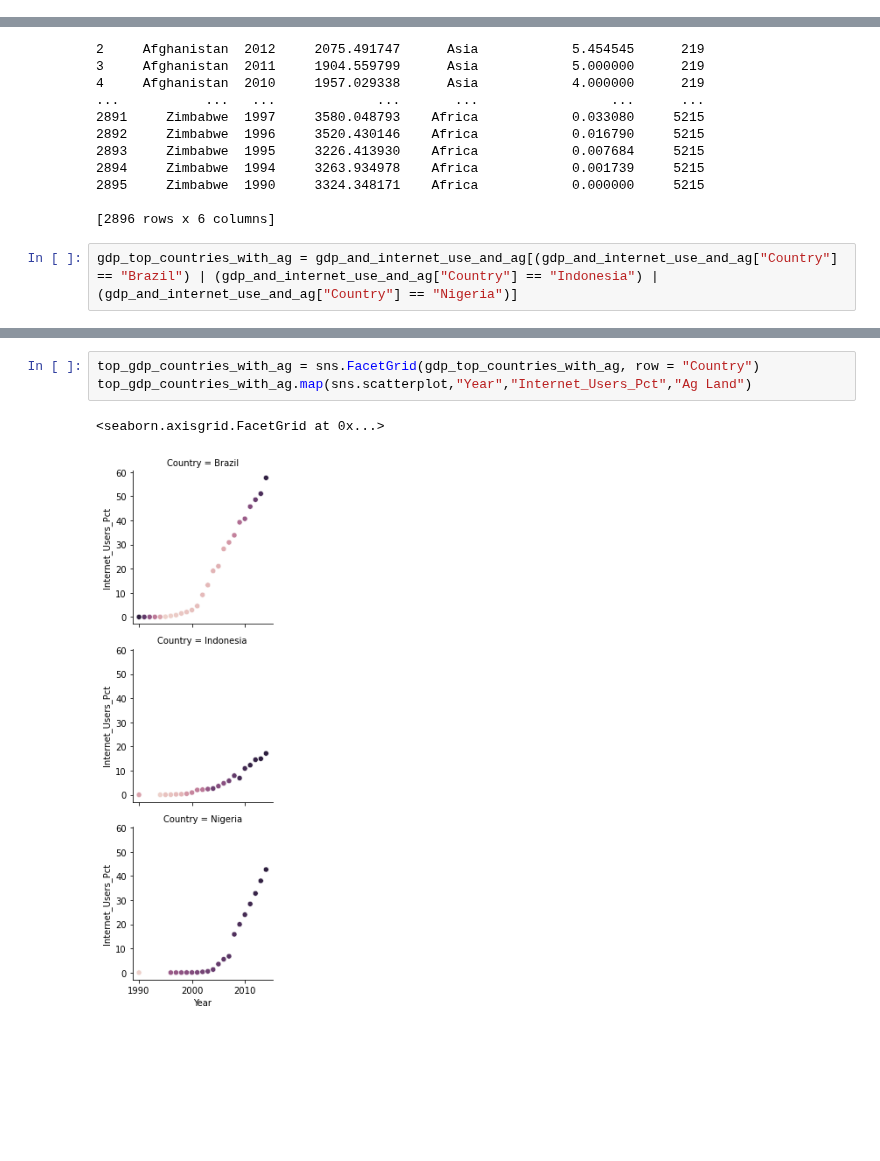
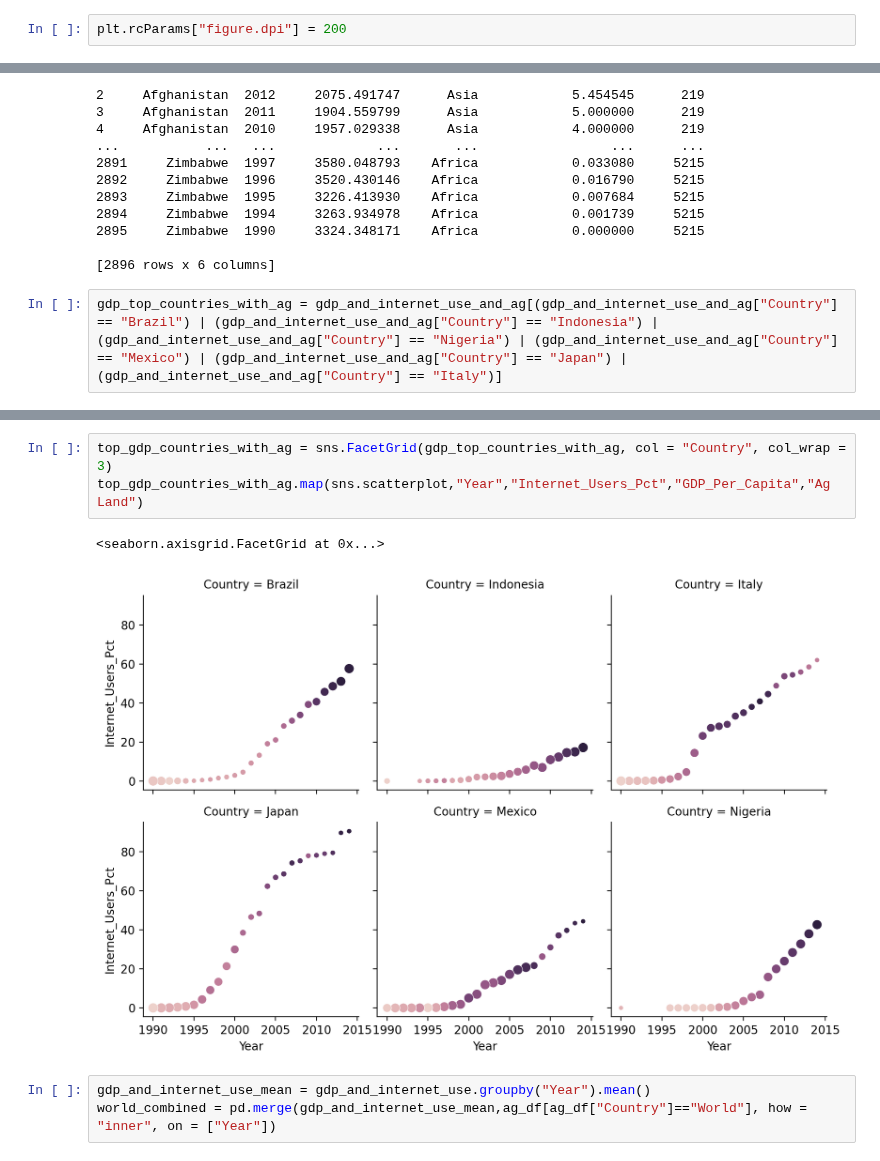
Before and after one commit to nss-data-science-cohort-5/un_exploration-ccmerry, a Jupyter notebook: notebooks/UN_Data_Exploration.ipynb, the cells around one changed output, grey strips where cells are left out. Saved outputs shown, nothing was run; the diff lists cells and outputs as text; blank space fills up the shorter version.

Commit message:
tweaked the graphs and added world data

```diff
--- a/notebooks/UN_Data_Exploration.ipynb
+++ b/notebooks/UN_Data_Exploration.ipynb
@@ -5,6 +5,8 @@ import matplotlib.pyplot as plt
 import seaborn as sns
 
 %matplotlib inline
+# %%
+plt.rcParams["figure.dpi"] = 200
 # %%
 gdp_df = pd.read_csv("../data/gdp_per_capita.csv",keep_default_na = False, skipfooter = 3,engine='python')
 # %%
@@ -679,4 +681,4 @@ print(gdp_internet_and_diff)
 
 [2896 rows x 6 columns]
 # %%
-gdp_top_countries_with_ag = gdp_and_internet_use_and_ag[(gdp_and_internet_use_and_ag["Country"] == "Brazil") | (gdp_and_internet_use_and_ag["Country"] == "Indonesia") | (gdp_and_internet_use_and_ag["Country"] == "Nigeria")]
+gdp_top_countries_with_ag = gdp_and_internet_use_and_ag[(gdp_and_internet_use_and_ag["Country"] == "Brazil") | (gdp_and_internet_use_and_ag["Country"] == "Indonesia") | (gdp_and_internet_use_and_ag["Country"] == "Nigeria") | (gdp_and_internet_use_and_ag["Country"] == "Mexico") | (gdp_and_internet_use_and_ag["Country"] == "Japan") | (gdp_and_internet_use_and_ag["Country"] == "Italy")]
@@ -683,7 +702,10 @@ gdp_top_countries_with_ag = gdp_and_internet_use_and_ag[(gdp_and_internet_use_an
 # %%
-top_gdp_countries_with_ag = sns.FacetGrid(gdp_top_countries_with_ag, row = "Country")
-top_gdp_countries_with_ag.map(sns.scatterplot,"Year","Internet_Users_Pct","Ag Land")
+top_gdp_countries_with_ag = sns.FacetGrid(gdp_top_countries_with_ag, col = "Country", col_wrap = 3)
+top_gdp_countries_with_ag.map(sns.scatterplot,"Year","Internet_Users_Pct","GDP_Per_Capita","Ag Land")
 # %% [output]
 <seaborn.axisgrid.FacetGrid at 0x...>
-[figure, old version]
+[figure, new version]
+# %%
+gdp_and_internet_use_mean = gdp_and_internet_use.groupby("Year").mean()
+world_combined = pd.merge(gdp_and_internet_use_mean,ag_df[ag_df["Country"]=="World"], how = "inner", on = ["Year"])
 # %%
```
Also changed, not shown: parts of 12 cells of this notebook.
